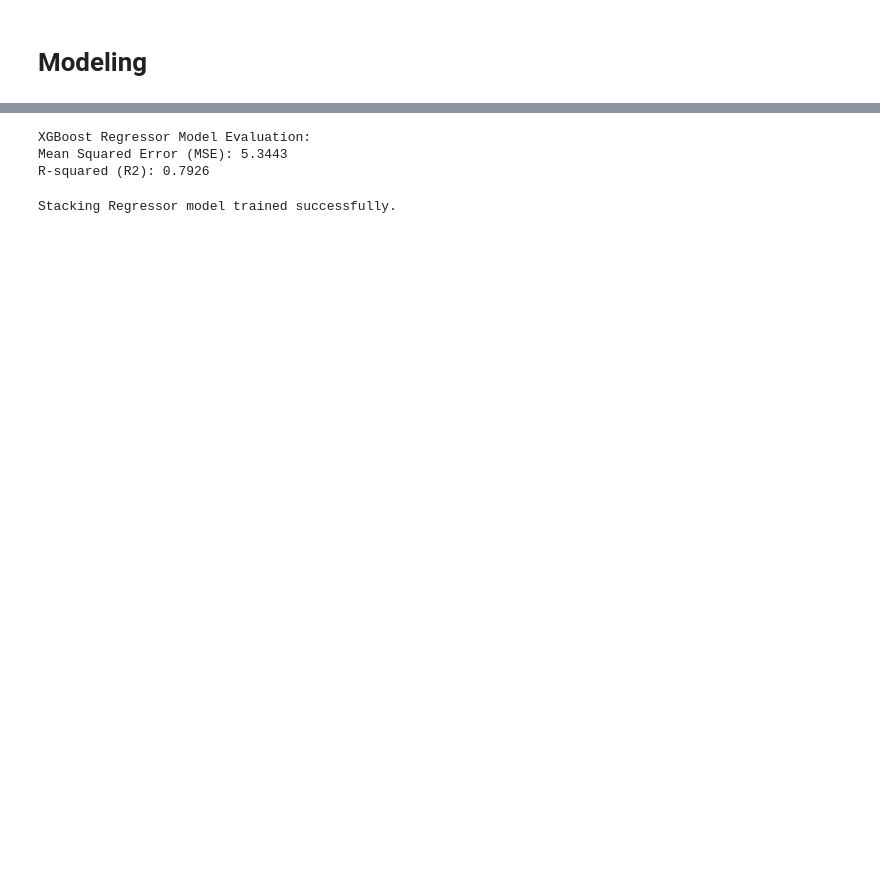
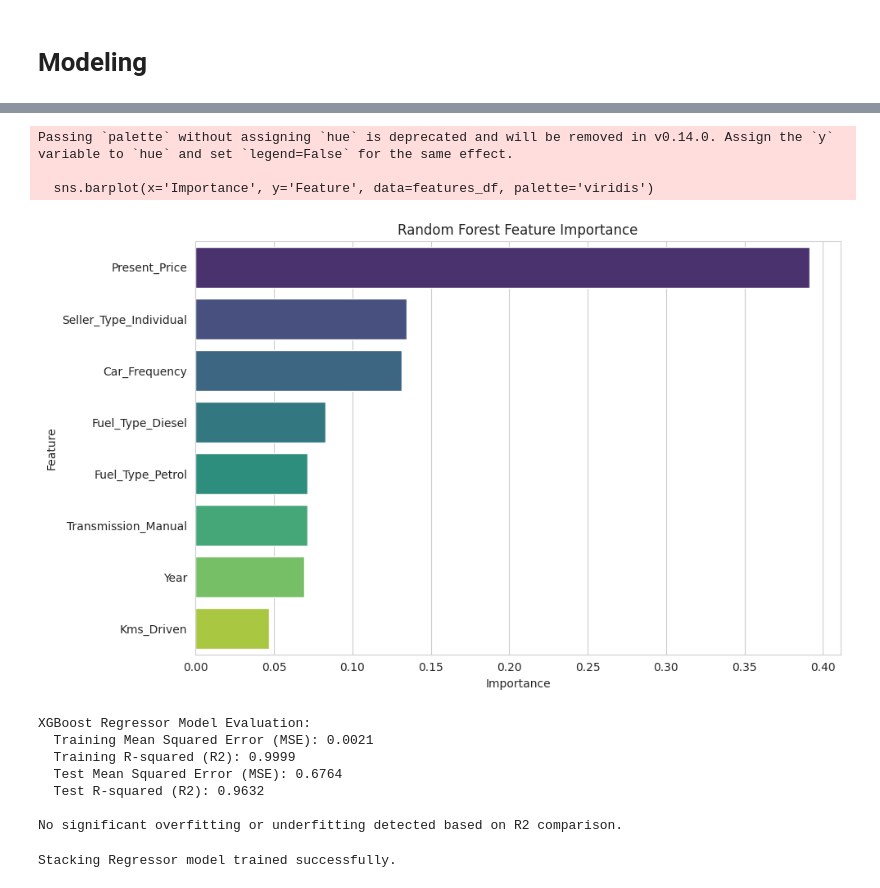
Before and after one commit to MohammadAghaei1/Polynomial-Car-price-prediction-, a Jupyter notebook: Mohammad/Car_price_prediction.ipynb, the cells around one changed output, grey strips where cells are left out. Saved outputs shown, nothing was run; the diff lists cells and outputs as text; code cells hidden in the pictures; blank space fills up the shorter version.

```diff
--- a/Mohammad/Car_price_prediction.ipynb
+++ b/Mohammad/Car_price_prediction.ipynb
@@ -667,25 +628,77 @@ Random Forest Regressor (after Grid Search):
+# %%
+import matplotlib.pyplot as plt
+import seaborn as sns
+import pandas as pd
+
+# Get feature importances from the trained Random Forest model
+feature_importances = rf_model.feature_importances_
+
+# Create a DataFrame for easier visualization
+features_df = pd.DataFrame({
+    'Feature': X_train_scaled.columns,
+    'Importance': feature_importances
+})
+
+# Sort the features by importance
+features_df = features_df.sort_values(by='Importance', ascending=False)
+
+# Create a bar plot of feature importances
+plt.figure(figsize=(10, 6))
+sns.barplot(x='Importance', y='Feature', data=features_df, palette='viridis')
+plt.title('Random Forest Feature Importance')
+plt.xlabel('Importance')
+plt.ylabel('Feature')
+plt.tight_layout()
+plt.show()
+# %% [output]
+Passing `palette` without assigning `hue` is deprecated and will be removed in v0.14.0. Assign the `y` variable to `hue` and set `legend=False` for the same effect.
+
+  sns.barplot(x='Importance', y='Feature', data=features_df, palette='viridis')
+[figure, added]
 # %%
 from xgboost import XGBRegressor
 from sklearn.metrics import mean_squared_error, r2_score
 
 # Initialize the XGBoost Regressor model
-xgb_model = XGBRegressor(random_state=42)
+xgb_model = XGBRegressor(random_state=42, n_estimators = 100, max_depth = 4)
 
 # Train the model
 xgb_model.fit(X_train_scaled, y_train)
 
+# Make predictions on the training data
+xgb_train_predictions = xgb_model.predict(X_train_scaled)
+
 # Make predictions on the test data
-xgb_predictions = xgb_model.predict(X_test_scaled)
+xgb_test_predictions = xgb_model.predict(X_test_scaled)
 
-# Evaluate the model
-xgb_mse = mean_squared_error(y_test, xgb_predictions)
-xgb_r2 = r2_score(y_test, xgb_predictions)
+# Evaluate the model on the training data
+xgb_train_mse = mean_squared_error(y_train, xgb_train_predictions)
+xgb_train_r2 = r2_score(y_train, xgb_train_predictions)
+
+# Evaluate the model on the test data
+xgb_test_mse = mean_squared_error(y_test, xgb_test_predictions)
+xgb_test_r2 = r2_score(y_test, xgb_test_predictions)
+
 
 # Print the evaluation results
 print("XGBoost Regressor Model Evaluation:")
-print(f"Mean Squared Error (MSE): {xgb_mse:.4f}")
-print(f"R-squared (R2): {xgb_r2:.4f}")
+print(f"  Training Mean Squared Error (MSE): {xgb_train_mse:.4f}")
+print(f"  Training R-squared (R2): {xgb_train_r2:.4f}")
+print(f"  Test Mean Squared Error (MSE): {xgb_test_mse:.4f}")
+print(f"  Test R-squared (R2): {xgb_test_r2:.4f}")
+
+# Check for overfitting
+if xgb_train_r2 > xgb_test_r2 and (xgb_train_r2 - xgb_test_r2) > 0.1: # Example threshold
+    print("\nPotential Overfitting Detected: Training R2 is significantly higher than Test R2.")
+elif xgb_train_r2 < xgb_test_r2:
+    print("\nPotential Underfitting Detected: Training R2 is lower than Test R2.")
+else:
+    print("\nNo significant overfitting or underfitting detected based on R2 comparison.")
 # %% [output]
 XGBoost Regressor Model Evaluation:
-Mean Squared Error (MSE): 5.3443
-R-squared (R2): 0.7926
+  Training Mean Squared Error (MSE): 0.0021
+  Training R-squared (R2): 0.9999
+  Test Mean Squared Error (MSE): 0.6764
+  Test R-squared (R2): 0.9632
+
+No significant overfitting or underfitting detected based on R2 comparison.
```
Also changed, not shown: parts of 11 cells of this notebook.
